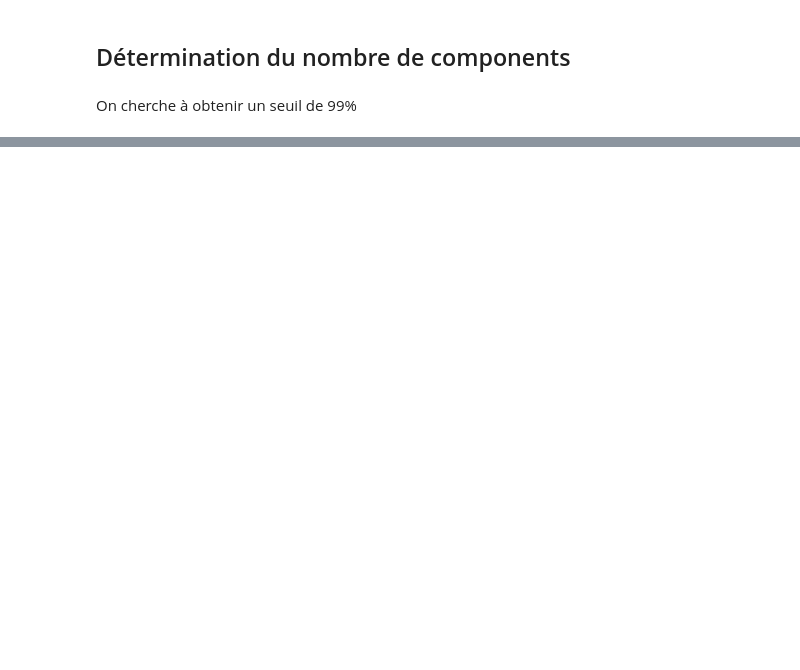
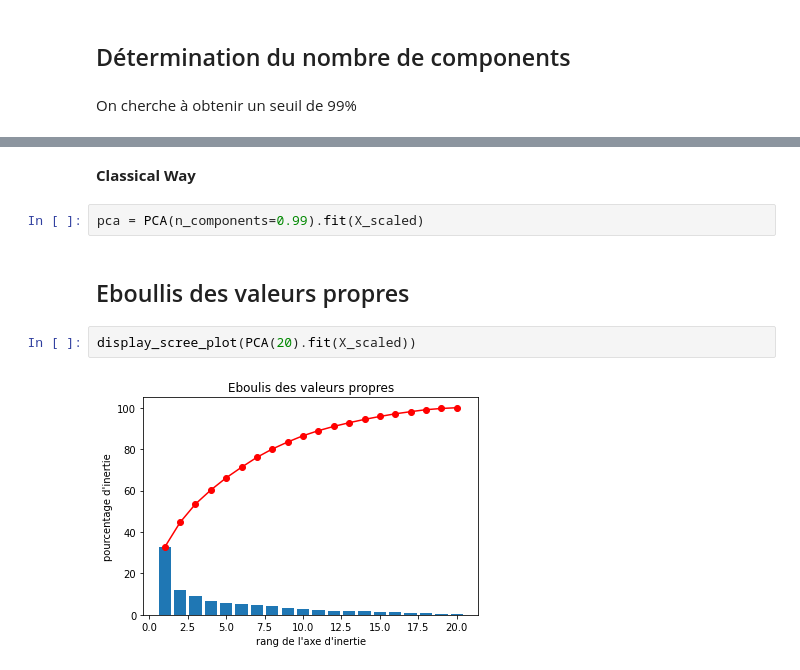
Before and after one commit to RudyBourez/Machine_Learning, a Jupyter notebook: ACP/acp.ipynb, the cells around one changed output, grey strips where cells are left out. Cells and saved outputs as stored; diff of their text form; blank space fills up the shorter version.

```diff
--- a/ACP/acp.ipynb
+++ b/ACP/acp.ipynb
@@ -74,0 +94,10 @@ while pca.explained_variance_ratio.sum()<0.99:
+# %% [markdown]
+**Classical Way**
+# %%
+pca = PCA(n_components=0.99).fit(X_scaled)
+# %% [markdown]
+## Eboullis des valeurs propres
+# %%
+display_scree_plot(PCA(20).fit(X_scaled))
+# %% [output]
+[figure, added]
```
Also changed, not shown: parts of 23 cells of this notebook, 14 other files.
